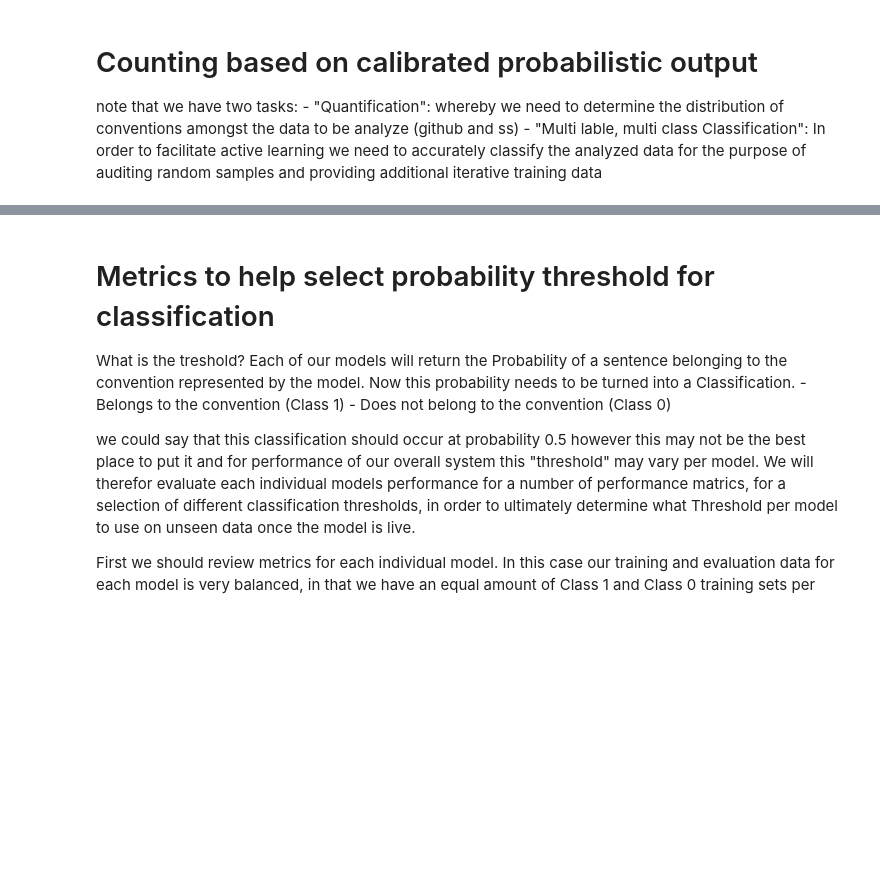
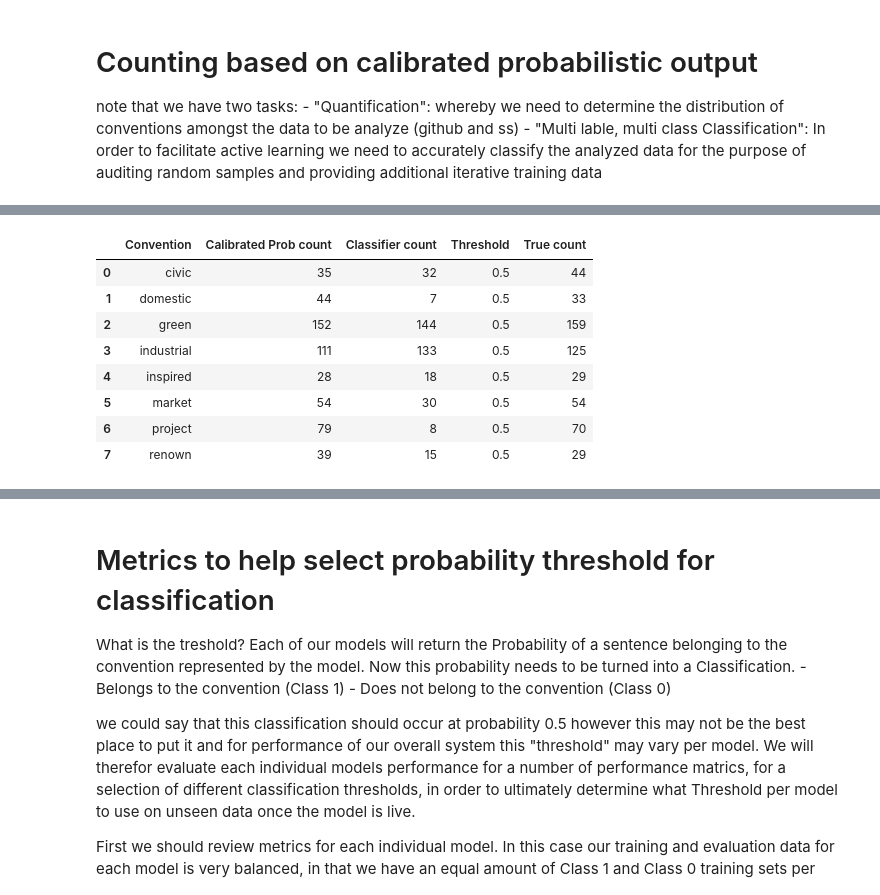
Before and after one commit to aideenf/AIVC, a Jupyter notebook: cp_wssc/Paper experiments.ipynb, the cells around one changed output, grey strips where cells are left out. Drawn from its saved outputs; the diff is of its cells as text; code cells hidden in the pictures; blank space fills up the shorter version.

```diff
--- a/cp_wssc/Paper experiments.ipynb
+++ b/cp_wssc/Paper experiments.ipynb
@@ -1121,36 +1159,55 @@ def get_count_per_model(model, df, num_bins, thresholds):
     counts_y_predict = model_count[model+'_y_pred']==1
     predict = counts_y_predict.value_counts()[1]
 
-    print ("****"+model+"*****")
-    print ("TOTAL PROBABLE OCCURENCES using calibrated probability =", int(round(total)))
-    print ("Total predicted occurences using threshold",thresholds[k],'=',predict)
-    print ("Total actual occurences in validation data =", actual)
-    print ("*****************")
-    print ("")
-    return actual, int(round(total)), predict
 
-predicted_prob_count = {}
-predicted_classification_count = {}
-actual_count = {}
-for k in _DLModels.keys():
-        actual_cnt, prob_cnt, classif_cnt = get_count_per_model(k, validation_data_pos_with_pred, 8, thresh)
+    return actual, int(round(total)), predict, thresholds[model]
+
+def get_count(validation_data_pos_with_pred, _DLModels, thresholds, num_prob_buckets = 8, actual=False ):
+    plt.clf()
+    predicted_prob_count = {}
+    predicted_classification_count = {}
+    actual_count = {}
+    predicted_prob_count_list = []
+    predicted_classification_count_list = []
+    actual_count_list = []
+    model_list = []
+    thr_list = []
+    thresh = thresholds
+    df = pd.DataFrame (columns = ['Convention','Calibrated Prob count','Classifier count','Threshold','True count'])
+    for k in _DLModels.keys():
+        actual_cnt, prob_cnt, classif_cnt, thr = get_count_per_model(k, validation_data_pos_with_pred, num_prob_buckets, thresh)
         predicted_prob_count[k] = prob_cnt
         predicted_classification_count[k] = classif_cnt
         actual_count[k] = actual_cnt
 
-choose = []
-choose.append(predicted_prob_count [max(predicted_prob_count, key=predicted_prob_count.get)])
-choose.append(predicted_classification_count [max(predicted_classification_count, key=predicted_classification_count.get)])
-choose.append(actual_count [max(actual_count, key=actual_count.get)])
-display(max(choose))
-fig = plt.figure(figsize=(18,6))
-ax1 = plt.subplot(1,3,1)
-ax1.set_ylim(ymin=0, ymax=max(choose)+5)
-# ax1.set_xlim(xmin=0, xmax=160)
-pd.DataFrame(predicted_prob_count, index=['convention']).plot(kind='bar', title = "probability count", ax = ax1)
-ax2 = plt.subplot(1,3,2)
-ax2.set_ylim(ymin=0, ymax=max(choose)+5)
-pd.DataFrame(predicted_classification_count, index=['convention']).plot(kind='bar',title = "classification count", ax = ax2)
-ax3 = plt.subplot(1,3,3)
-pd.DataFrame(actual_count, index=['convention']).plot(kind='bar',title = "actual count", ax = ax3)
+        predicted_prob_count_list.append(prob_cnt)
+        predicted_classification_count_list.append(classif_cnt)
+        actual_count_list.append(actual_cnt)
+        model_list.append(k)
+        thr_list.append(thr)
+    my_colors = ['orange', 'green',  'red', 'pink', 'purple', 'blue', 'brown', 'black']
+    df['Calibrated Prob count'] = predicted_prob_count_list
+    df['Classifier count'] = predicted_classification_count_list
+    df['True count'] = actual_count_list
+    df['Convention'] = model_list
+    df['Threshold'] = thr_list
+    choose = []
+    choose.append(predicted_prob_count [max(predicted_prob_count, key=predicted_prob_count.get)])
+    choose.append(predicted_classification_count [max(predicted_classification_count, key=predicted_classification_count.get)])
+    choose.append(actual_count [max(actual_count, key=actual_count.get)])
+
+
+
+    fig = go.Figure(data=[
+    go.Bar(name='Calibrated confidence', x=model_list, y=predicted_prob_count_list, textposition='auto'),
+    go.Bar(name='Actual count', x=model_list, y=actual_count_list, textposition='auto'),
+    go.Bar(name='Predicted by classifier', x=model_list, y=predicted_classification_count_list, textposition='auto'),
+
+    ] )
+    # Change the bar mode
+    fig.update_layout(barmode='group', xaxis_tickangle=-45, title_text='Probabilistic count vs classifier predicted' )#stack
+    fig.show()
+    return df
+
+display (get_count(validation_data_pos_with_pred, _DLModels, thresh, num_prob_buckets = 8, actual=True ))
 # %% [output]
@@ -1156,0 +1215,9 @@ pd.DataFrame(actual_count, index=['convention']).plot(kind='bar',title = "actual
+|  | Convention | Calibrated Prob count | Classifier count | Threshold | True count |
+| 0 | civic | 35 | 32 | 0.5 | 44 |
+| 1 | domestic | 44 | 7 | 0.5 | 33 |
+| 2 | green | 152 | 144 | 0.5 | 159 |
+| 3 | industrial | 111 | 133 | 0.5 | 125 |
+| 4 | inspired | 28 | 18 | 0.5 | 29 |
+| 5 | market | 54 | 30 | 0.5 | 54 |
+| 6 | project | 79 | 8 | 0.5 | 70 |
+| 7 | renown | 39 | 15 | 0.5 | 29 |
```
Also changed, not shown: parts of 41 cells of this notebook, 1 other file.
